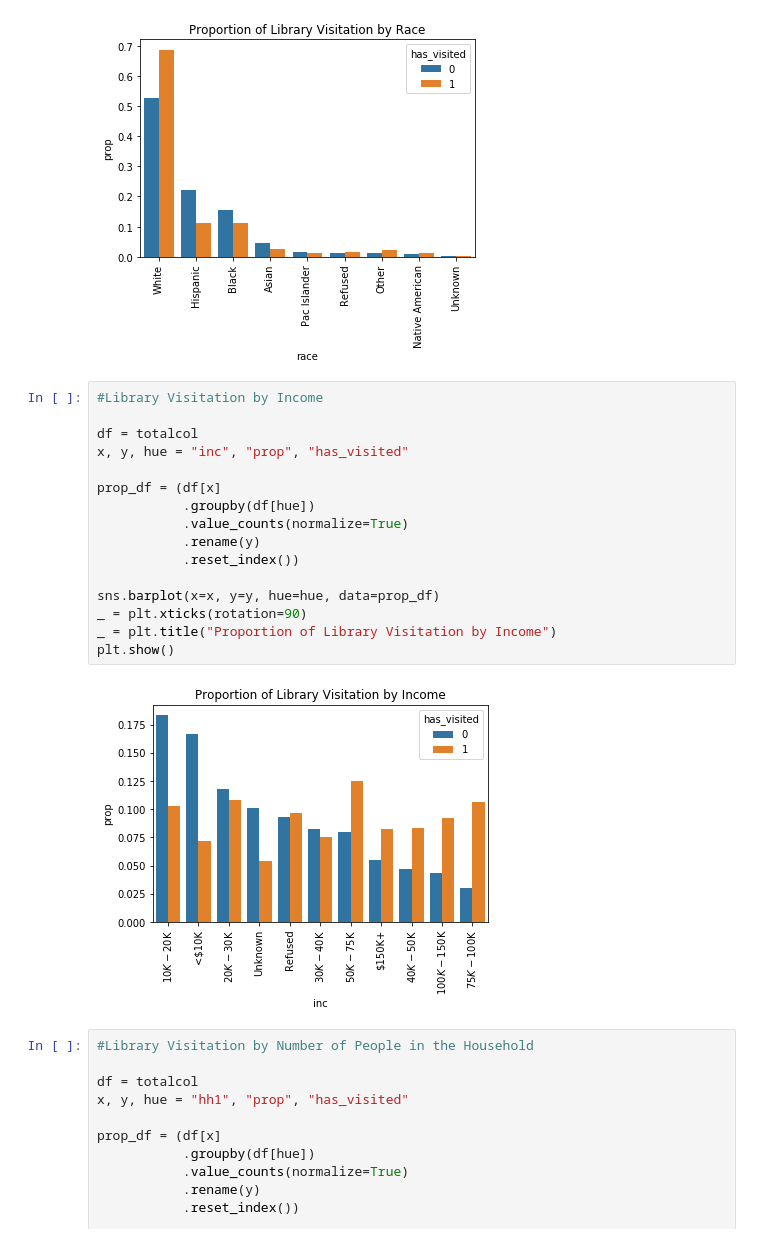
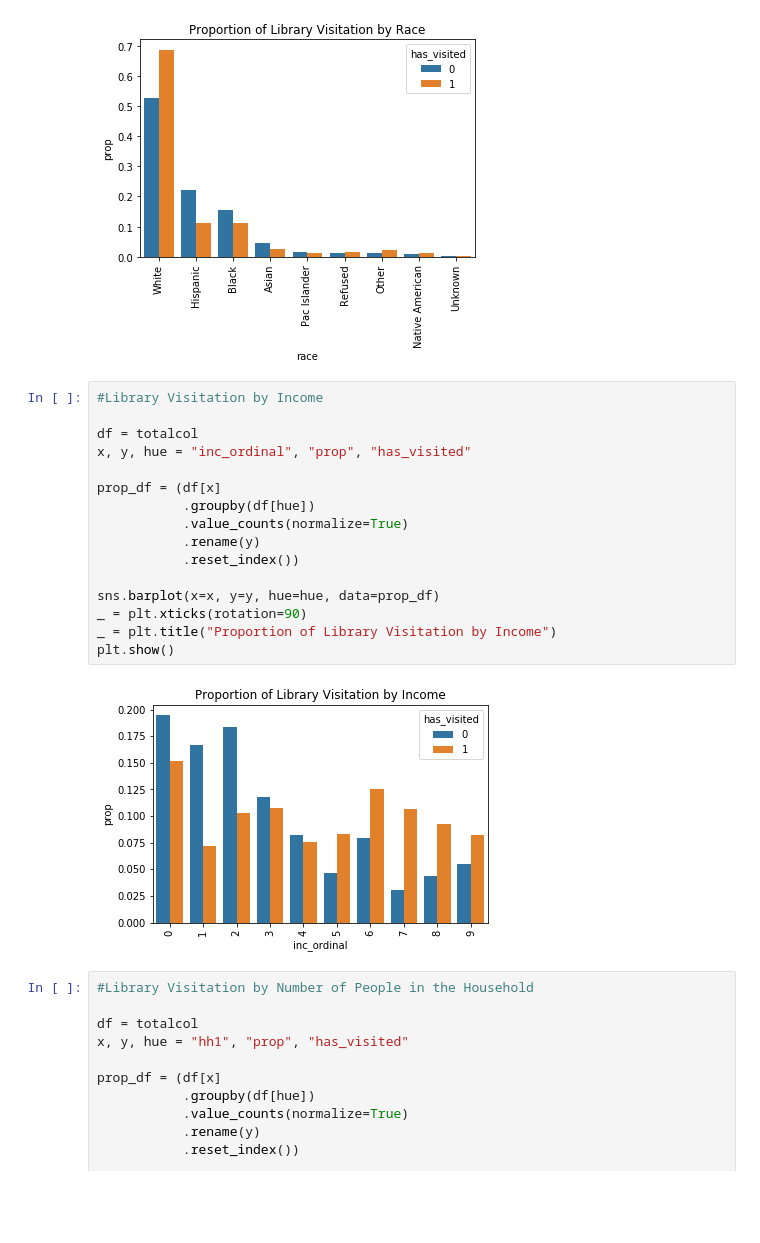
Before and after one commit to noraek/Springboard, a Jupyter notebook: Data Story - VIsualizations.ipynb, the cells around one changed output. Saved outputs shown, nothing was run; the diff lists cells and outputs as text; blank space fills up the shorter version.

```diff
--- a/Data Story - VIsualizations.ipynb
+++ b/Data Story - VIsualizations.ipynb
@@ -329,21 +271,21 @@ plt.show()
 # %%
 #Library Visitation by Income
 
 df = totalcol
-x, y, hue = "inc", "prop", "has_visited"
+x, y, hue = "inc_ordinal", "prop", "has_visited"
 
 prop_df = (df[x]
            .groupby(df[hue])
            .value_counts(normalize=True)
            .rename(y)
            .reset_index())
 
 sns.barplot(x=x, y=y, hue=hue, data=prop_df)
 _ = plt.xticks(rotation=90)
 _ = plt.title("Proportion of Library Visitation by Income")
 plt.show()
 # %% [output]
-[figure, old version]
+[figure, new version]
 # %%
 #Library Visitation by Number of People in the Household
 
```
Also changed, not shown: parts of 15 cells of this notebook.
